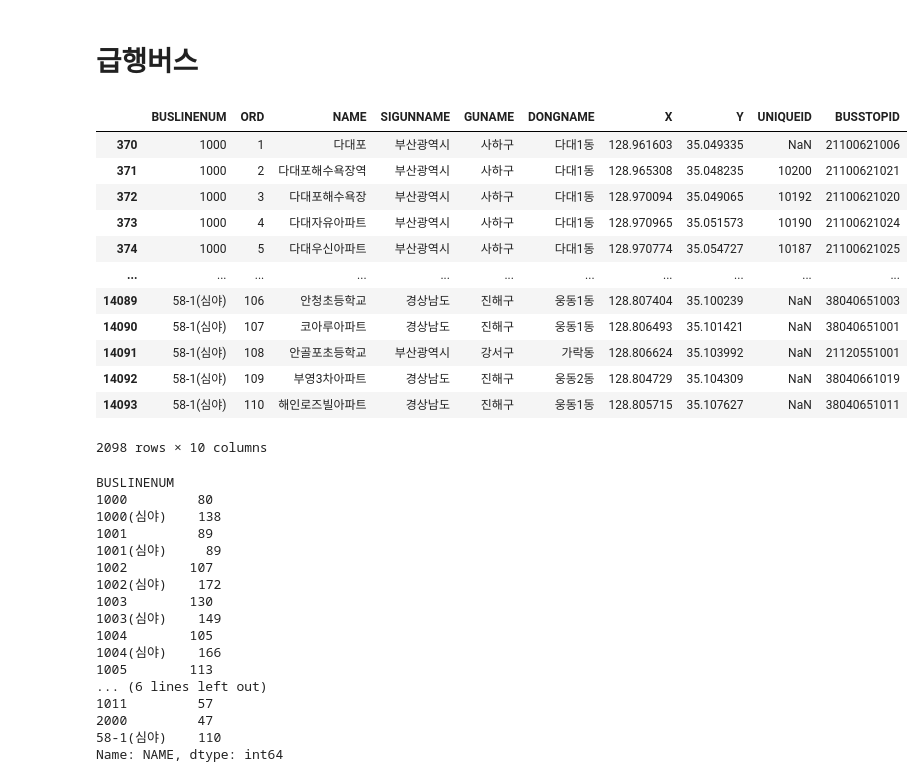
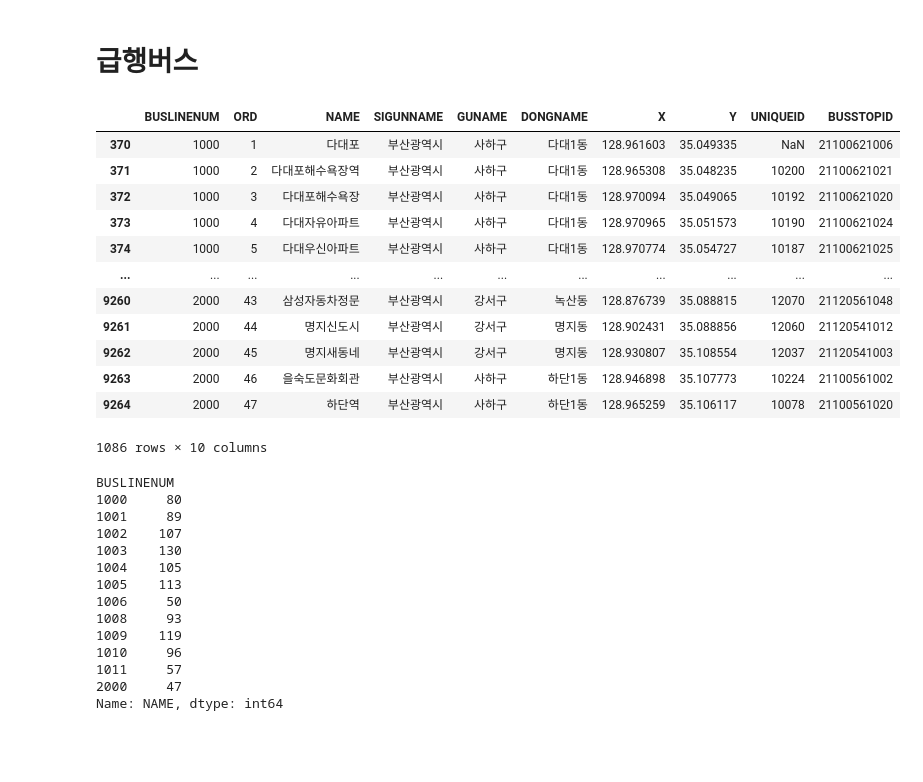
Before and after one commit to WithU-Bus/WithU-Bus, a Jupyter notebook: Bus_route/버스정류장 개수.ipynb, the cells around one changed output. Cells and saved outputs as stored; diff of their text form; code cells hidden in the pictures; blank space fills up the shorter version.

```diff
--- a/Bus_route/버스정류장 개수.ipynb
+++ b/Bus_route/버스정류장 개수.ipynb
@@ -81,42 +81,39 @@ busstop_cnt.describe()
 # %% [markdown]
 # 급행버스
 # %%
-busstop_ep = busstop[(busstop['BUSLINENUM'] == '1000') | (busstop['BUSLINENUM'] == '1000(심야)') | (busstop['BUSLINENUM'] == '1001') | (busstop['BUSLINENUM'] == '1001(심야)') | (busstop['BUSLINENUM'] == '1002') | (busstop['BUSLINENUM'] == '1002(심야)') | (busstop['BUSLINENUM'] == '1003') | (busstop['BUSLINENUM'] == '1003(심야)') | (busstop['BUSLINENUM'] == '1004') | (busstop['BUSLINENUM'] == '1004(심야)') | (busstop['BUSLINENUM'] == '1005') | (busstop['BUSLINENUM'] == '1006') | (busstop['BUSLINENUM'] == '1008') | (busstop['BUSLINENUM'] == '1008(심야)') | (busstop['BUSLINENUM'] == '1009') | (busstop['BUSLINENUM'] == '1010') | (busstop['BUSLINENUM'] == '1010(심야)') | (busstop['BUSLINENUM'] == '1011') | (busstop['BUSLINENUM'] == '2000') | (busstop['BUSLINENUM'] == '58-1(심야)')]
+busstop_ep = busstop[(busstop['BUSLINENUM'] == '1000') | (busstop['BUSLINENUM'] == '1001') | (busstop['BUSLINENUM'] == '1002') | (busstop['BUSLINENUM'] == '1003') | (busstop['BUSLINENUM'] == '1004') | (busstop['BUSLINENUM'] == '1005') | (busstop['BUSLINENUM'] == '1006') | (busstop['BUSLINENUM'] == '1008') | (busstop['BUSLINENUM'] == '1009') | (busstop['BUSLINENUM'] == '1010') | (busstop['BUSLINENUM'] == '1011') | (busstop['BUSLINENUM'] == '2000')]
 busstop_ep
 # %% [output]
 |  | BUSLINENUM | ORD | NAME | SIGUNNAME | GUNAME | DONGNAME | X | Y | UNIQUEID | BUSSTOPID |
 | 370 | 1000 | 1 | 다대포 | 부산광역시 | 사하구 | 다대1동 | 128.961603 | 35.049335 | NaN | 21100621006 |
 | 371 | 1000 | 2 | 다대포해수욕장역 | 부산광역시 | 사하구 | 다대1동 | 128.965308 | 35.048235 | 10200 | 21100621021 |
 | 372 | 1000 | 3 | 다대포해수욕장 | 부산광역시 | 사하구 | 다대1동 | 128.970094 | 35.049065 | 10192 | 21100621020 |
 | 373 | 1000 | 4 | 다대자유아파트 | 부산광역시 | 사하구 | 다대1동 | 128.970965 | 35.051573 | 10190 | 21100621024 |
 | 374 | 1000 | 5 | 다대우신아파트 | 부산광역시 | 사하구 | 다대1동 | 128.970774 | 35.054727 | 10187 | 21100621025 |
 | ... | ... | ... | ... | ... | ... | ... | ... | ... | ... | ... |
-| 14089 | 58-1(심야) | 106 | 안청초등학교 | 경상남도 | 진해구 | 웅동1동 | 128.807404 | 35.100239 | NaN | 38040651003 |
-| 14090 | 58-1(심야) | 107 | 코아루아파트 | 경상남도 | 진해구 | 웅동1동 | 128.806493 | 35.101421 | NaN | 38040651001 |
-| 14091 | 58-1(심야) | 108 | 안골포초등학교 | 부산광역시 | 강서구 | 가락동 | 128.806624 | 35.103992 | NaN | 21120551001 |
-| 14092 | 58-1(심야) | 109 | 부영3차아파트 | 경상남도 | 진해구 | 웅동2동 | 128.804729 | 35.104309 | NaN | 38040661019 |
-| 14093 | 58-1(심야) | 110 | 해인로즈빌아파트 | 경상남도 | 진해구 | 웅동1동 | 128.805715 | 35.107627 | NaN | 38040651011 |
+| 9260 | 2000 | 43 | 삼성자동차정문 | 부산광역시 | 강서구 | 녹산동 | 128.876739 | 35.088815 | 12070 | 21120561048 |
+| 9261 | 2000 | 44 | 명지신도시 | 부산광역시 | 강서구 | 명지동 | 128.902431 | 35.088856 | 12060 | 21120541012 |
+| 9262 | 2000 | 45 | 명지새동네 | 부산광역시 | 강서구 | 명지동 | 128.930807 | 35.108554 | 12037 | 21120541003 |
+| 9263 | 2000 | 46 | 을숙도문화회관 | 부산광역시 | 사하구 | 하단1동 | 128.946898 | 35.107773 | 10224 | 21100561002 |
+| 9264 | 2000 | 47 | 하단역 | 부산광역시 | 사하구 | 하단1동 | 128.965259 | 35.106117 | 10078 | 21100561020 |
-2098 rows × 10 columns
+1086 rows × 10 columns
 # %%
 busstop_ep_cnt = busstop_ep.groupby(['BUSLINENUM'])['NAME'].count()
 busstop_ep_cnt
 # %% [output]
 BUSLINENUM
-1000         80
-1000(심야)    138
-1001         89
-1001(심야)     89
-1002        107
-1002(심야)    172
-1003        130
-1003(심야)    149
-1004        105
-1004(심야)    166
-1005        113
-... (6 lines left out)
-1011         57
-2000         47
-58-1(심야)    110
+1000     80
+1001     89
+1002    107
+1003    130
+1004    105
+1005    113
+1006     50
+1008     93
+1009    119
+1010     96
+1011     57
+2000     47
 Name: NAME, dtype: int64
 # %%
 busstop_ep_cnt = busstop_ep_cnt.to_frame(name='cnt')
```
Also changed, not shown: parts of 4 cells of this notebook, 9 other files.
